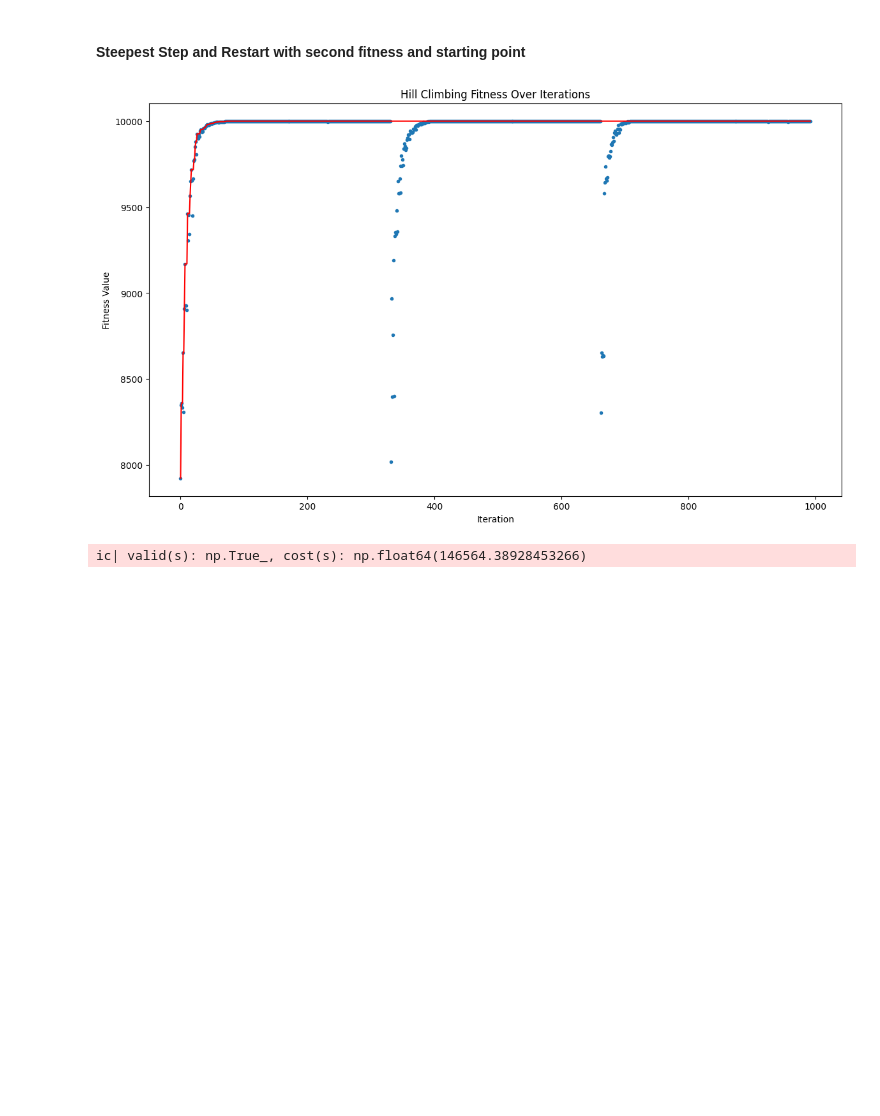
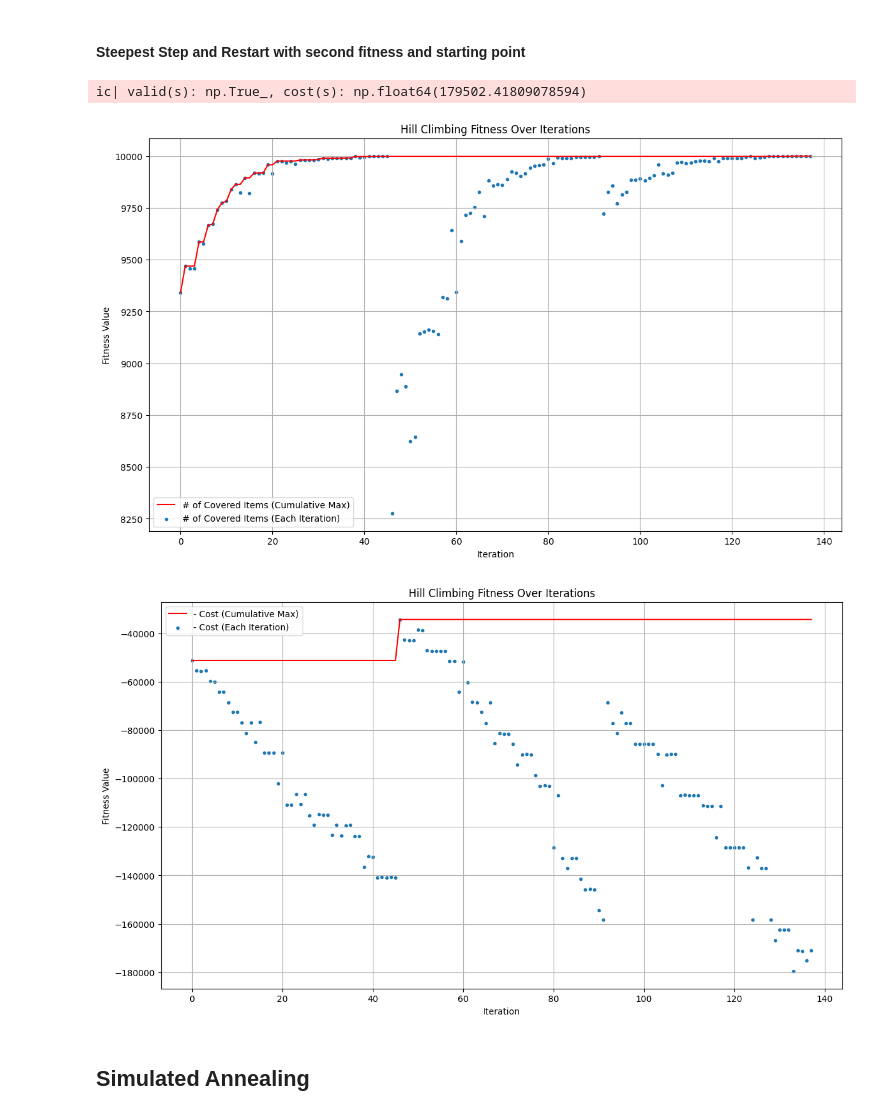
Before and after one commit to LeoneFabio/CI2024_lab1, a Jupyter notebook: set-cover.ipynb, the cells around one changed output. Drawn from its saved outputs; the diff is of its cells as text; code cells hidden in the pictures; blank space fills up the shorter version.

```diff
--- a/set-cover.ipynb
+++ b/set-cover.ipynb
@@ -30,17 +31,20 @@ def cost(solution):
     """Returns the cost of a solution (to be minimized)"""
     return COSTS[solution].sum()
 
-def fitness_plot(fitness_values):
+def fitness_plot(fitness_values, label1, label2):
     plt.figure(figsize=(14, 8))
     plt.plot(
        range(len(fitness_values)),
        list(accumulate(fitness_values, max)),
        color="red",
+       label=label1
     )
-    _ = plt.scatter(range(len(fitness_values)), fitness_values, marker=".")
+    _ = plt.scatter(range(len(fitness_values)), fitness_values, marker=".", label=label2)
     plt.xlabel("Iteration")
     plt.ylabel("Fitness Value")
     plt.title("Hill Climbing Fitness Over Iterations")
+    plt.legend()
+    plt.grid(True)
     plt.show()
 # %% [markdown]
 ## First dumb solutions
@@ -171,0 +216,13 @@ ic| valid(s): np.True_, cost(s): np.float64(131662.0397262389)
+# %%
+s, history = hill_climbing(tweak_3, fitness_2, starting_point_2)
+ic(valid(s), cost(s))
+
+#first criterion: # of covered items, second criterion: -cost
+fitness_values = [first_fitness_criterion for first_fitness_criterion, second_fitness_criterion in history]
+fitness_plot(fitness_values, "# of Covered Items (Cumulative Max)", "# of Covered Items (Each Iteration)")
+
+#first criterion: validity, second criterion: -cost
+fitness_values = [second_fitness_criterion for first_fitness_criterion, second_fitness_criterion in history]
+fitness_plot(fitness_values, "- Cost (Cumulative Max)", "- Cost (Each Iteration)")
+
+None
@@ -225,12 +287,20 @@ ic| valid(s): np.True_, cost(s): np.float64(3495443.1981065874)
 # %%
 init_fitness = (0, float('-inf'))
 s, history = hill_climbing_with_restarts(init_fitness, fitness=fitness_2, starting_point=starting_point_2)
+ic(valid(s), cost(s))
 
+#first criterion: # of covered items, second criterion: -cost
 fitness_values = [first_fitness_criterion for first_fitness_criterion, second_fitness_criterion in history]
-fitness_plot(fitness_values)
+fitness_plot(fitness_values, "# of Covered Items (Cumulative Max)", "# of Covered Items (Each Iteration)")
 
-ic(valid(s), cost(s))
+#first criterion: validity, second criterion: -cost
+fitness_values = [second_fitness_criterion for first_fitness_criterion, second_fitness_criterion in history]
+fitness_plot(fitness_values, "- Cost (Cumulative Max)", "- Cost (Each Iteration)")
+
 None
 # %% [output]
+ic| valid(s): np.True_, cost(s): np.float64(179502.41809078594)
-[figure, old version]
+[figure, new version]
-ic| valid(s): np.True_, cost(s): np.float64(146564.38928453266)
+[figure, added]
+# %% [markdown]
+## Simulated Annealing
```
Also changed, not shown: parts of 19 cells of this notebook, 1 other file.
